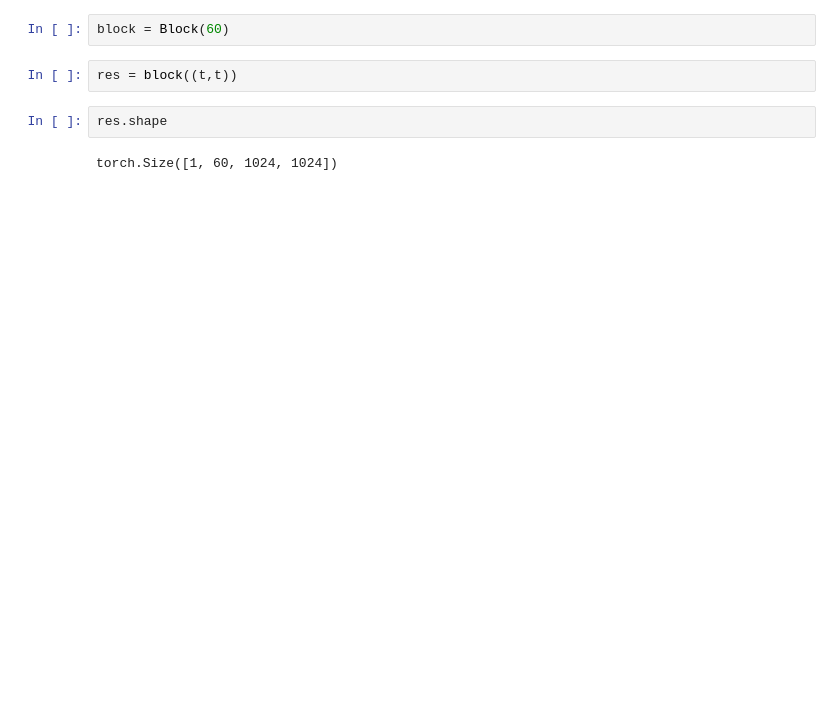
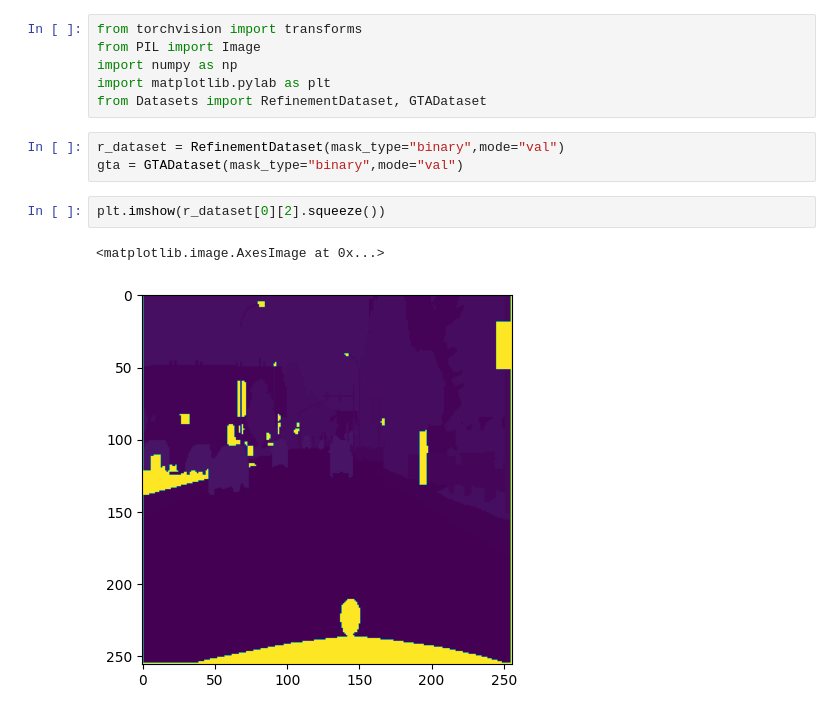
Before and after one commit to Momo1505/PRISM_UDA_3D, a Jupyter notebook: experiment.ipynb, the cells around one changed output. Cells and saved outputs as stored; diff of their text form; blank space fills up the shorter version.

```diff
--- a/experiment.ipynb
+++ b/experiment.ipynb
@@ -109,8 +1,14 @@ torch.Size([1, 19, 1024, 1024])
-# %%
-block = Block(60)
-# %%
-res = block((t,t))
-# %%
-res.shape
-# %% [output]
-torch.Size([1, 60, 1024, 1024])
+# %%
+from torchvision import transforms
+from PIL import Image
+import numpy as np
+import matplotlib.pylab as plt
+from Datasets import RefinementDataset, GTADataset
+# %%
+r_dataset = RefinementDataset(mask_type="binary",mode="val")
+gta = GTADataset(mask_type="binary",mode="val")
+# %%
+plt.imshow(r_dataset[0][2].squeeze())
+# %% [output]
+<matplotlib.image.AxesImage at 0x...>
+[figure, added]
```
Also changed, not shown: parts of 27 cells of this notebook, 10 other files.
